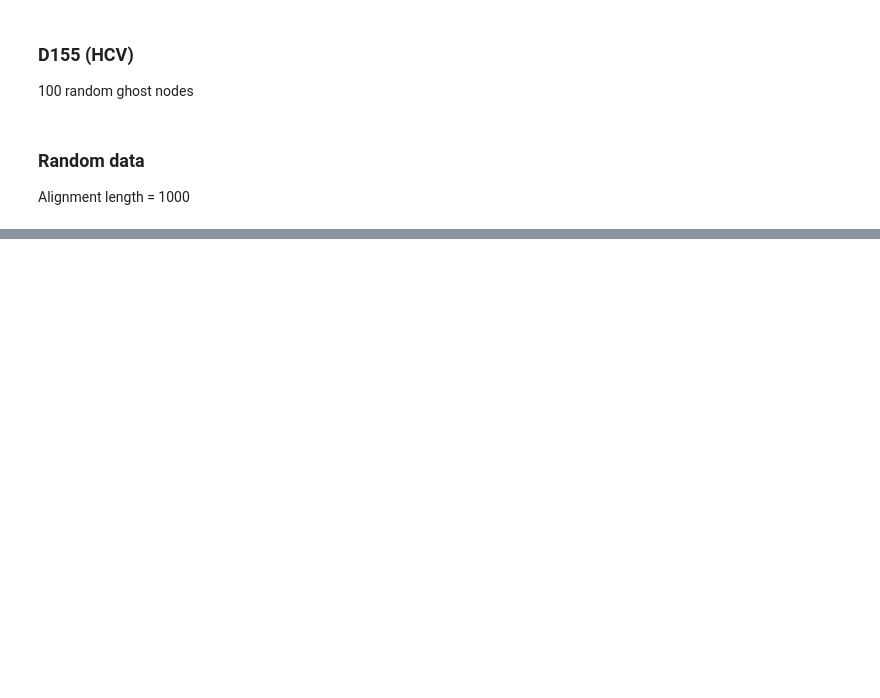
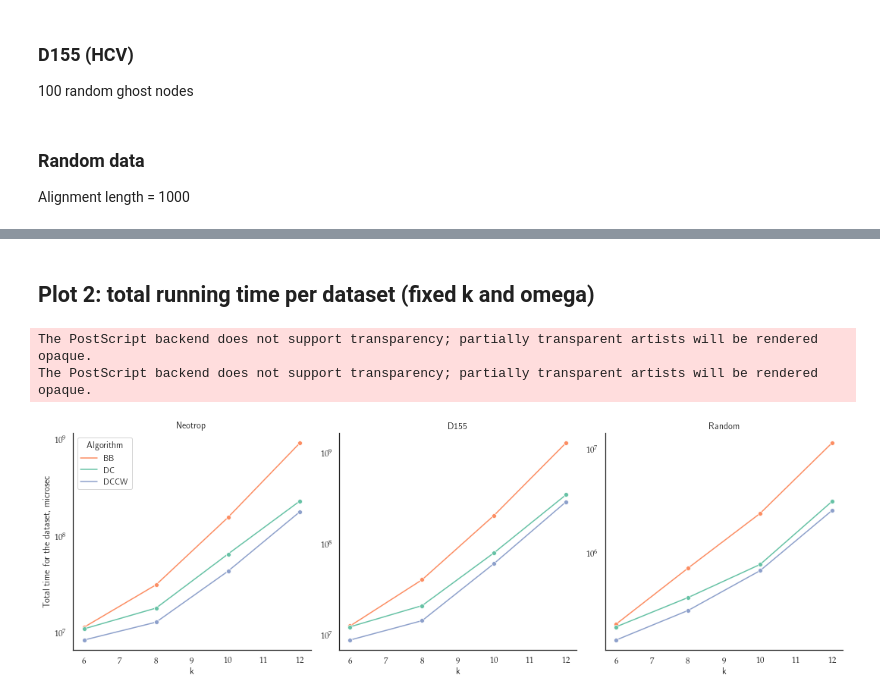
Before and after one commit to nromashchenko/pk-algs, a Jupyter notebook: plots_clean.ipynb, the cells around one changed output, grey strips where cells are left out. Saved outputs shown, nothing was run; the diff lists cells and outputs as text; code cells hidden in the pictures; blank space fills up the shorter version.

```diff
--- a/plots_clean.ipynb
+++ b/plots_clean.ipynb
@@ -248,0 +307,8 @@ The PostScript backend does not support transparency; partially transparent arti
+# %% [markdown]
+## Plot 2: total running time per dataset (fixed k and omega)
+# %%
+plot_total_time(dfs, filename="img/total-time-k10.eps")
+# %% [output]
+The PostScript backend does not support transparency; partially transparent artists will be rendered opaque.
+The PostScript backend does not support transparency; partially transparent artists will be rendered opaque.
+[figure, added]
```
Also changed, not shown: parts of 49 cells of this notebook, 1 other file.
